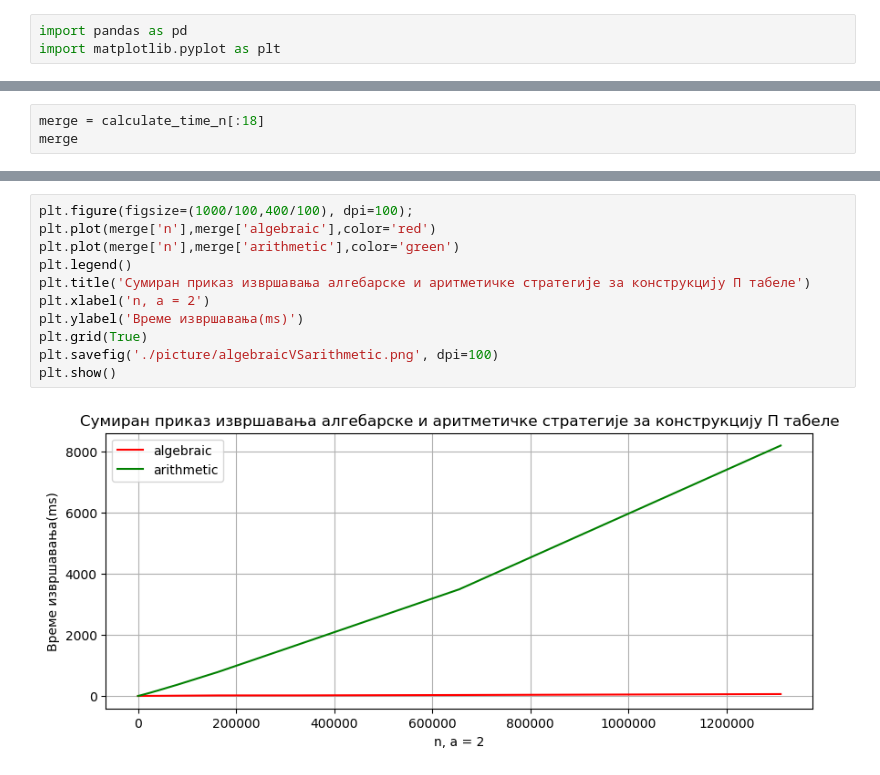
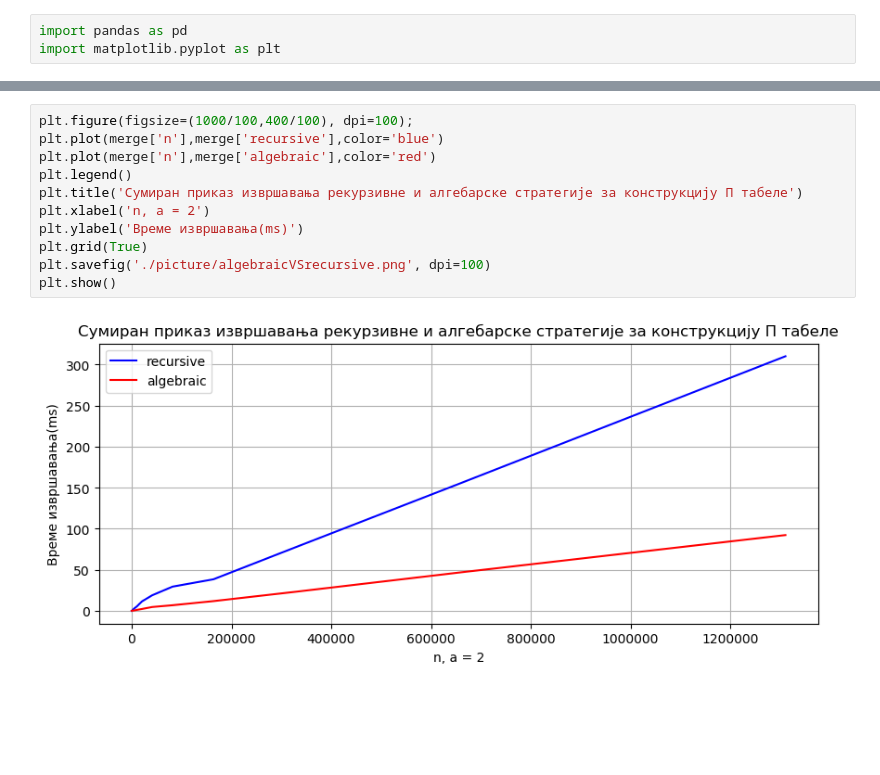
Before and after one commit to marijamijailovic/WythoffGame, a Jupyter notebook: src/statistics/statistics.ipynb, the cells around one changed output, grey strips where cells are left out. Cells and saved outputs as stored; diff of their text form; blank space fills up the shorter version.

```diff
--- a/src/statistics/statistics.ipynb
+++ b/src/statistics/statistics.ipynb
@@ -101,3 +100,0 @@ plt.show()
-# %%
-merge = calculate_time_n[:18]
-merge
@@ -145,16 +115,16 @@ plt.show()
 # %%
 plt.figure(figsize=(1000/100,400/100), dpi=100);
+plt.plot(merge['n'],merge['recursive'],color='blue')
 plt.plot(merge['n'],merge['algebraic'],color='red')
-plt.plot(merge['n'],merge['arithmetic'],color='green')
 plt.legend()
-plt.title('Сумиран приказ извршавања алгебарске и аритметичке стратегије за конструкцију П табеле')
+plt.title('Сумиран приказ извршавања рекурзивне и алгебарске стратегије за конструкцију П табеле')
 plt.xlabel('n, a = 2')
 plt.ylabel('Време извршавања(ms)')
 plt.grid(True)
-plt.savefig('./picture/algebraicVSarithmetic.png', dpi=100)
+plt.savefig('./picture/algebraicVSrecursive.png', dpi=100)
 plt.show()
 # %% [output]
-[figure, old version]
+[figure, new version]
 # %%
 calculate_time_a = pd.read_csv('./csv/calculate_time_a.csv')
 calculate_time_a.info()
```
Also changed, not shown: parts of 12 cells of this notebook, 16 other files.
